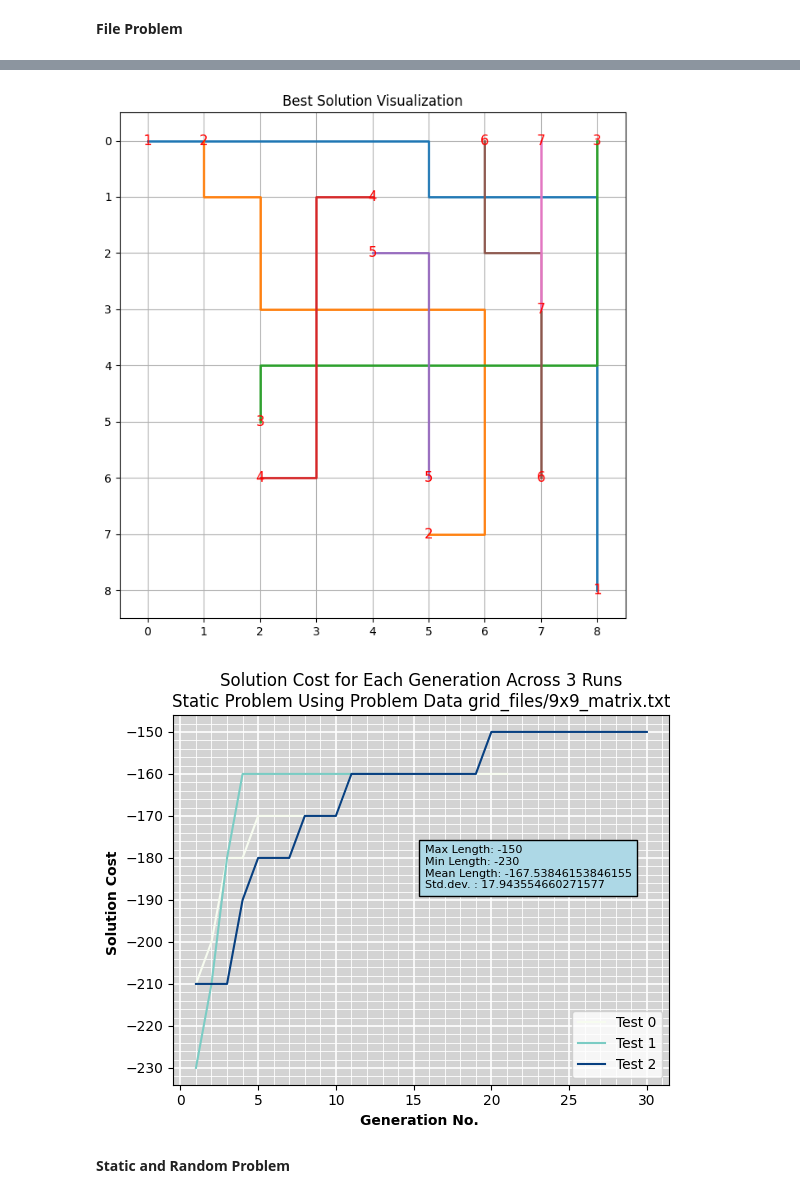
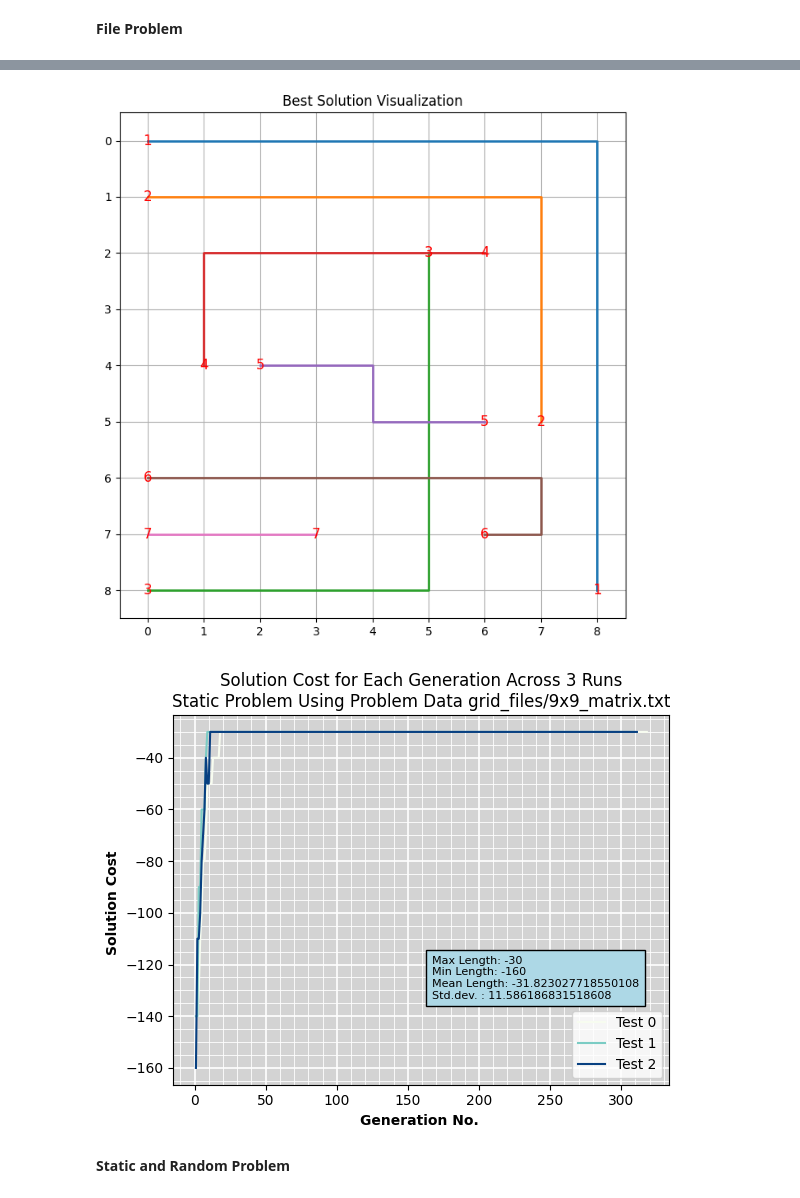
Before and after one commit to AyanJoshi/numberlink-genetic-wisdom, a Jupyter notebook: numberlink.ipynb, the cells around one changed output, grey strips where cells are left out. Drawn from its saved outputs; the diff is of its cells as text; code cells hidden in the pictures.

```diff
--- a/numberlink.ipynb
+++ b/numberlink.ipynb
@@ -49,10 +49,10 @@ pairs_random = [((random.randint(0, grid_size_random-1), random.randint(0, grid_
 
 
 population_size = 400 # Idk if this is a good number but let's assume hehe
-mutation_rate = 0.06 # need to experiment with this
+mutation_rate = 0.05 # need to experiment with this
 generations = 2000 # x generations
 stopping_threshold = 300  # Number of generations with no improvement (i.e. our early stopping condition to prevent running forever lmao)
-expert_percentage = 0.4 # x% of the population will be experts
+expert_percentage = 0.3 # x% of the population will be experts
 num_elites = 5
 
 DIRECTIONS = [(0, 1), (1, 0), (0, -1), (-1, 0)]  # Right, Down, Left, Up, makes sense? :D
@@ -77,8 +77,8 @@ def generate_random_path(start, end, grid_size):
         if possible_moves:
             # Sort by Manhattan distance and prefer moves that get closer to target
             possible_moves.sort(key=lambda x: x[1])
-            # 70% chance to pick the best move, 30% chance for random
-            if random.random() < 0.7:
+            # 70% chance to pick the best move, 60% chance for random
+            if random.random() < 0.6:
                 current_position = possible_moves[0][0]
             else:
                 current_position = random.choice(possible_moves)[0]
@@ -93,11 +93,17 @@ def generate_random_path(start, end, grid_size):
     return path
 # %%
 def initialize_population(population_size, pairs, grid_size):
+    # Sort pairs by Manhattan distance between start and end points
+    sorted_pairs = sorted(enumerate(pairs),
+                        key=lambda x: abs(x[1][1][0] - x[1][0][0]) + abs(x[1][1][1] - x[1][0][1]),
+                        reverse=True)  # Reverse to handle longest paths first
+
     population = []
     for _ in range(population_size):
         individual = {}
-        for i, (start, end) in enumerate(pairs):
-            individual[i] = generate_random_path(start, end, grid_size)
+        # Generate paths in order of distance
+        for idx, (start, end) in sorted_pairs:
+            individual[idx] = generate_random_path(start, end, grid_size)
         population.append(individual)
     return population
 # %%
@@ -236,7 +244,7 @@ def replace_with_expert_solution(population, experts, pairs, grid_size):
     # Replace the worst individual with the expert solution
     population[worst_index] = expert_solution
 # %%
-def genetic_algorithm_wisdom(population, generations, mutation_rate, pairs, grid_size, stopping_threshold, expert_percentage, all_tests, all_tests_improvement):
+def genetic_algorithm_wisdom(population, generations, mutation_rate, pairs, grid_size, stopping_threshold, expert_percentage, all_tests, all_tests_improvement, wisdom_probability=0.2):
     best_fitness = -float('inf')
     generations_no_improvement = 0
 
@@ -247,10 +255,10 @@ def genetic_algorithm_wisdom(population, generations, mutation_rate, pairs, grid
         new_population = []
 
         #Identify elite individuals by picking the top 'n' performers (check global variable :D)
-        elites = sorted(population, key=lambda i: fitness(i, pairs, grid_size), reverse=True)[:num_elites]
-        new_population.extend(elites)  # Start with elites
+        # elites = sorted(population, key=lambda i: fitness(i, pairs, grid_size), reverse=True)[:num_elites]
+        # new_population.extend(elites)  # Start with elites
 
-        new_population = list(elites)  #Start with the elites
+        # new_population = list(elites)  #Start with the elites
 
         #Create expert group
         num_experts = int(expert_percentage * len(population))
@@ -270,15 +278,16 @@ def genetic_algorithm_wisdom(population, generations, mutation_rate, pairs, grid
 
             ###### WISDOM OF THE CROWD ###### UNCOMMENT THIS CODE LATER ON HMMMMGEEEEE############
             # # Aggregate expert solutions and mix them into the child
-            # aggregated_solution = aggregate_expert_solutions(experts, pairs, grid_size)
-            # for path_id in aggregated_solution:
-            #     if path_id in child:
-            #         child[path_id] = aggregated_solution[path_id]  # Merge aggregated paths
+            if random.random() < wisdom_probability:
+                aggregated_solution = aggregate_expert_solutions(experts, pairs, grid_size)
+                for path_id in aggregated_solution:
+                    if path_id in child:
+                        child[path_id] = aggregated_solution[path_id]  # Merge aggregated paths
 
             new_population.append(child)
 
         # THIS IS TEMPORARY, REPLACE WITH WISDOM OF THE CROWD LATER ON BY UNCOMMENTING ABOVE AND COMMENTING THIS HEHEHEHEH
-        replace_with_expert_solution(new_population, experts, pairs, grid_size)
+        # replace_with_expert_solution(new_population, experts, pairs, grid_size)
 
         population = new_population  # Update the population
 
@@ -474,7 +483,7 @@ best_overall_fitness = -float('inf')  # Initialize to a very low number
 all_tests_generation_results = []
 all_tests_improvement_results = []
 
-stopping_threshold = 10
+stopping_threshold = 300
 num_runs = 3
 
 print("Starting Genetic Algorithm...")
@@ -524,5 +533,5 @@ Best Overall Fitness: -150
-[figure, old version]
+[figure, new version]
-[figure, old version]
+[figure, new version]
 # %% [markdown]
 **Static and Random Problem**
 # %%
```
Also changed, not shown: parts of 4 cells of this notebook.
